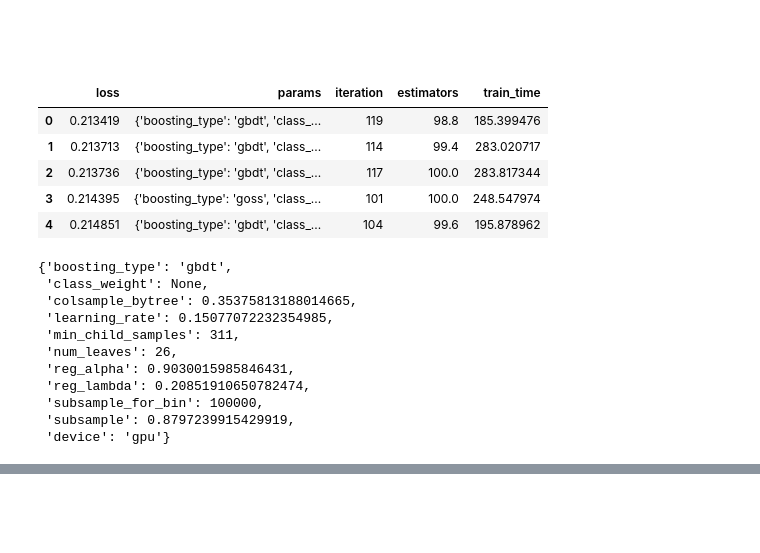
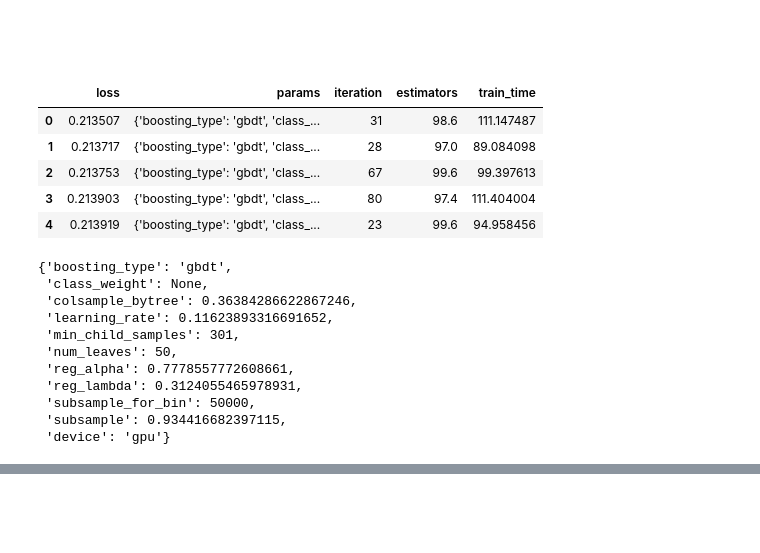
Before and after one commit to W-Tran/home-credit-default-risk, a Jupyter notebook: LGBM_Model_Tuning.ipynb, the cells around one changed output, grey strips where cells are left out. Drawn from its saved outputs; the diff is of its cells as text; code cells hidden in the pictures.

```diff
--- a/LGBM_Model_Tuning.ipynb
+++ b/LGBM_Model_Tuning.ipynb
@@ -180,17 +176,17 @@ pickle.dump(bayes_trials, open("bayes_trials_130.p", "wb"))
 # %%
-results = pd.read_csv('results/gbm_trials_2.csv')
+results = pd.read_csv('results/gbm_trials.csv')
 
 # Sort with best scores on top and reset index for slicing
 results.sort_values('loss', ascending = True, inplace = True)
 results.reset_index(inplace = True, drop = True)
 results.head()
 # %% [output]
 |  | loss | params | iteration | estimators | train_time |
-| 0 | 0.213419 | {'boosting_type': 'gbdt', 'class_... | 119 | 98.8 | 185.399476 |
-| 1 | 0.213713 | {'boosting_type': 'gbdt', 'class_... | 114 | 99.4 | 283.020717 |
-| 2 | 0.213736 | {'boosting_type': 'gbdt', 'class_... | 117 | 100.0 | 283.817344 |
-| 3 | 0.214395 | {'boosting_type': 'goss', 'class_... | 101 | 100.0 | 248.547974 |
-| 4 | 0.214851 | {'boosting_type': 'gbdt', 'class_... | 104 | 99.6 | 195.878962 |
+| 0 | 0.213507 | {'boosting_type': 'gbdt', 'class_... | 31 | 98.6 | 111.147487 |
+| 1 | 0.213717 | {'boosting_type': 'gbdt', 'class_... | 28 | 97.0 | 89.084098 |
+| 2 | 0.213753 | {'boosting_type': 'gbdt', 'class_... | 67 | 99.6 | 99.397613 |
+| 3 | 0.213903 | {'boosting_type': 'gbdt', 'class_... | 80 | 97.4 | 111.404004 |
+| 4 | 0.213919 | {'boosting_type': 'gbdt', 'class_... | 23 | 99.6 | 94.958456 |
 # %%
 import ast
 
@@ -202,14 +198,14 @@ best_bayes_params
 # %% [output]
 {'boosting_type': 'gbdt',
  'class_weight': None,
- 'colsample_bytree': 0.35375813188014665,
- 'learning_rate': 0.15077072232354985,
- 'min_child_samples': 311,
- 'num_leaves': 26,
- 'reg_alpha': 0.9030015985846431,
- 'reg_lambda': 0.20851910650782474,
- 'subsample_for_bin': 100000,
- 'subsample': 0.8797239915429919,
+ 'colsample_bytree': 0.36384286622867246,
+ 'learning_rate': 0.11623893316691652,
+ 'min_child_samples': 301,
+ 'num_leaves': 50,
+ 'reg_alpha': 0.7778557772608661,
+ 'reg_lambda': 0.3124055465978931,
+ 'subsample_for_bin': 50000,
+ 'subsample': 0.934416682397115,
  'device': 'gpu'}
 # %%
 # Re-create the best model and train on the training data
```
Also changed, not shown: parts of 15 cells of this notebook, 1 other file.
